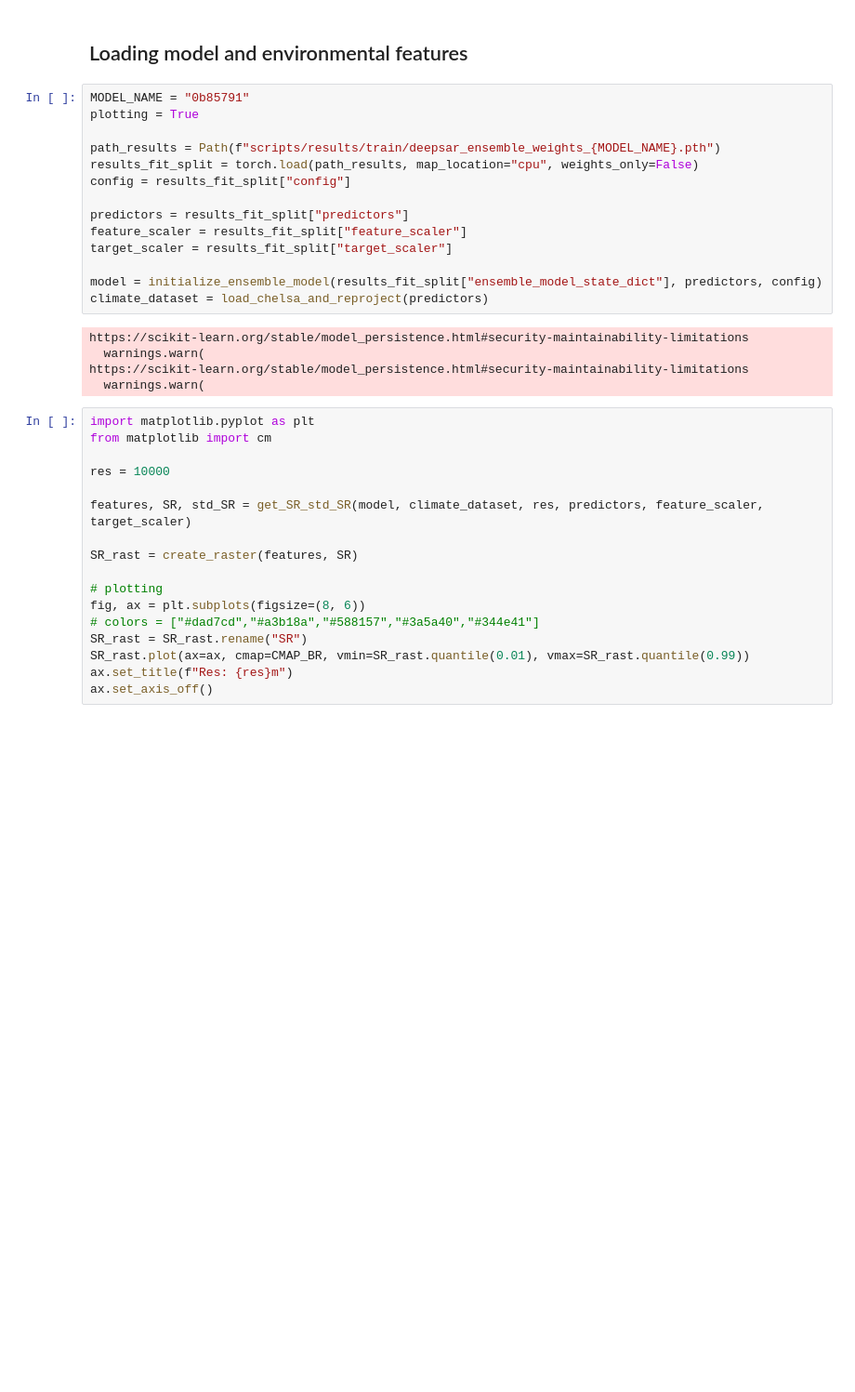
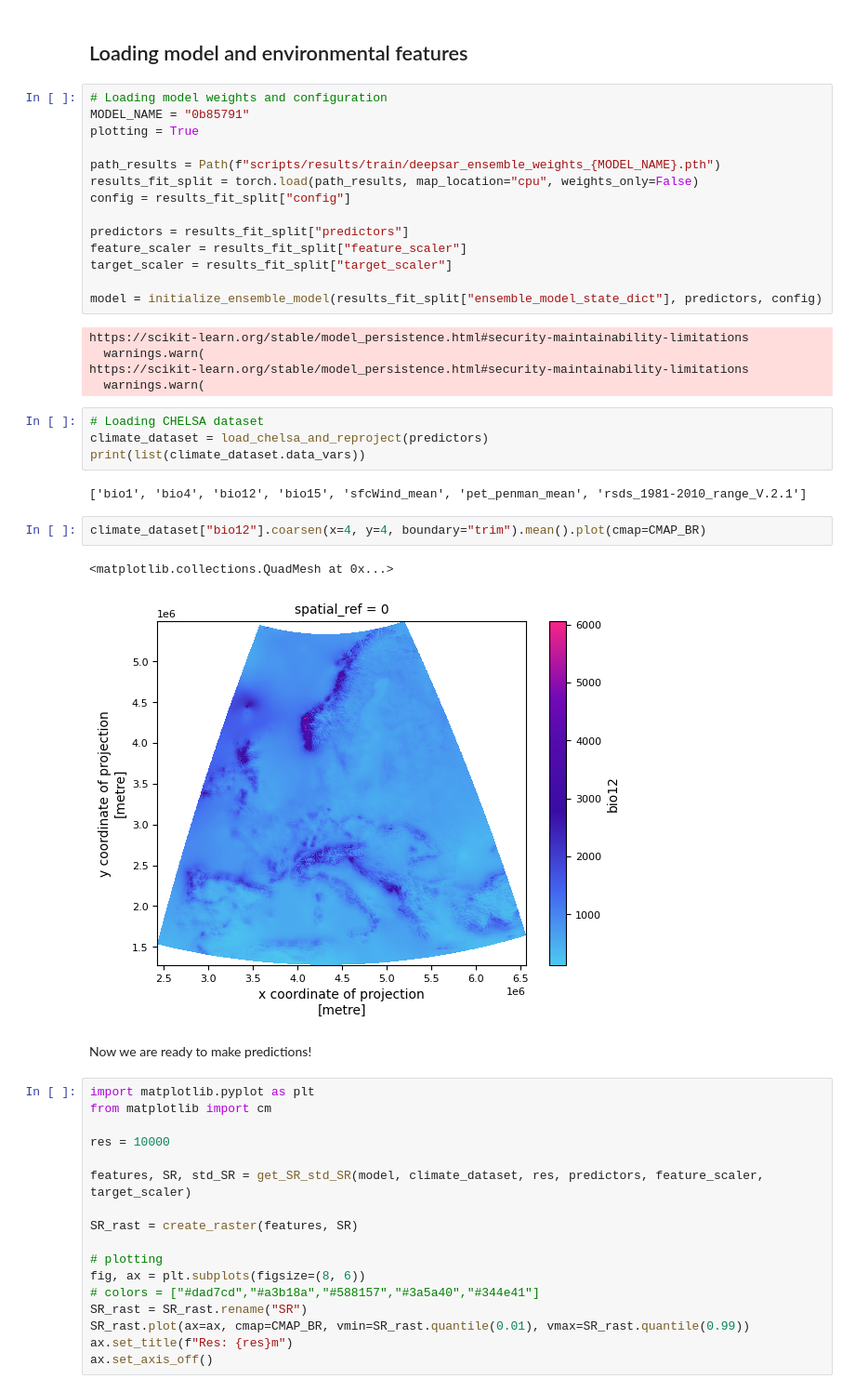
Before and after one commit to vboussange/DeepSAR, a Jupyter notebook: deepsar_demo.ipynb, the cells around one changed output. Shown at 93% size. Drawn from its saved outputs; the diff is of its cells as text; blank space fills up the shorter version.

```diff
--- a/deepsar_demo.ipynb
+++ b/deepsar_demo.ipynb
@@ -126,6 +131,7 @@ def load_chelsa_and_reproject(predictors):
 # %% [markdown]
 ## Loading model and environmental features
 # %%
+# Loading model weights and configuration
 MODEL_NAME = "0b85791"
 plotting = True
 
@@ -138,12 +144,24 @@ feature_scaler = results_fit_split["feature_scaler"]
 target_scaler = results_fit_split["target_scaler"]
 
 model = initialize_ensemble_model(results_fit_split["ensemble_model_state_dict"], predictors, config)
-climate_dataset = load_chelsa_and_reproject(predictors)
 # %% [output]
 https://scikit-learn.org/stable/model_persistence.html#security-maintainability-limitations
   warnings.warn(
 https://scikit-learn.org/stable/model_persistence.html#security-maintainability-limitations
   warnings.warn(
+# %%
+# Loading CHELSA dataset
+climate_dataset = load_chelsa_and_reproject(predictors)
+print(list(climate_dataset.data_vars))
+# %% [output]
+['bio1', 'bio4', 'bio12', 'bio15', 'sfcWind_mean', 'pet_penman_mean', 'rsds_1981-2010_range_V.2.1']
+# %%
+climate_dataset["bio12"].coarsen(x=4, y=4, boundary="trim").mean().plot(cmap=CMAP_BR)
+# %% [output]
+<matplotlib.collections.QuadMesh at 0x...>
+[figure, added]
+# %% [markdown]
+Now we are ready to make predictions!
 # %%
 import matplotlib.pyplot as plt
 from matplotlib import cm
```
Also changed, not shown: parts of 6 cells of this notebook, 4 other files.
